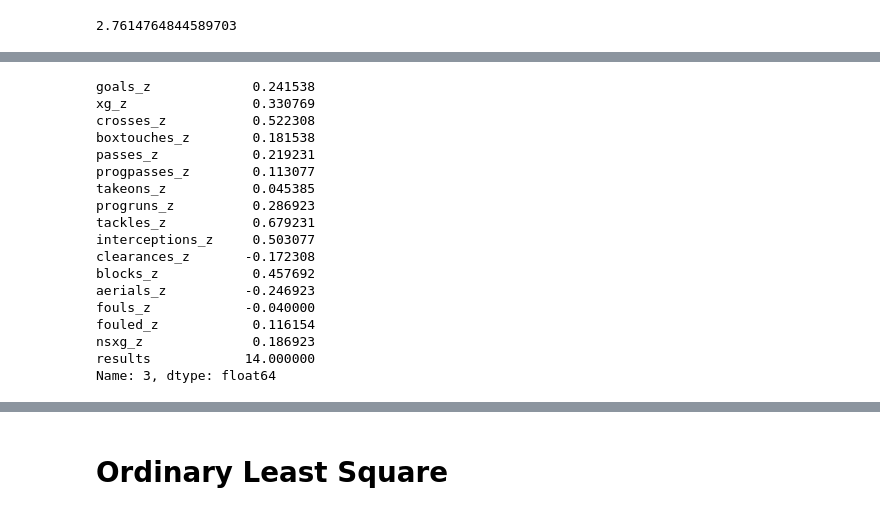
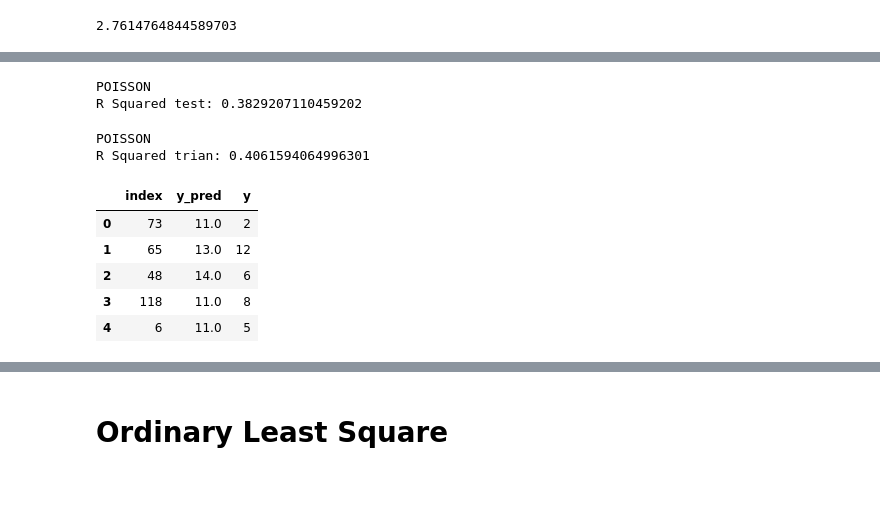
Before and after one commit to RyanJTalbot/bookcamp, a Jupyter notebook: world_cup/fifa/wc-stats-nb.ipynb, the cells around one changed output, grey strips where cells are left out. Saved outputs shown, nothing was run; the diff lists cells and outputs as text; code cells hidden in the pictures; blank space fills up the shorter version.

```diff
--- a/world_cup/fifa/wc-stats-nb.ipynb
+++ b/world_cup/fifa/wc-stats-nb.ipynb
@@ -555,21 +581,0 @@ swiss = df = pd.concat(map(pd.read_csv,['Switzerland.csv', 'Switzerland1.csv']))
-# %%
-swiss.iloc[4]
-# %% [output]
-goals_z             0.241538
-xg_z                0.330769
-crosses_z           0.522308
-boxtouches_z        0.181538
-passes_z            0.219231
-progpasses_z        0.113077
-takeons_z           0.045385
-progruns_z          0.286923
-tackles_z           0.679231
-interceptions_z     0.503077
-clearances_z       -0.172308
-blocks_z            0.457692
-aerials_z          -0.246923
-fouls_z            -0.040000
-fouled_z            0.116154
-nsxg_z              0.186923
-results            14.000000
-Name: 3, dtype: float64
@@ -579,0 +582,36 @@ Name: 3, dtype: float64
+# %%
+# Doing a polynomial regression: Comparing linear, quadratic and cubic fits
+# Pipeline helps you associate two models or objects to be built sequentially with each other,
+# in this case, PoissonRegressor() is the only object
+
+pipeline = Pipeline([('model', PoissonRegressor())])
+pipeline.fit(X_train, y_train)
+y_pred = pipeline.predict(X_test)
+r2_test = metrics.r2_score(y_test, y_pred)
+
+
+print('POISSON')
+print('R Squared test: '+str(r2_test))
+# %% [output]
+POISSON
+R Squared test: 0.3829207110459202
+# %%
+# training performance
+y_pred_train = pipeline.predict(X_train)
+r2_train = metrics.r2_score(y_train, y_pred_train)
+
+print('POISSON')
+print('R Squared trian: '+str(r2_train))
+# %% [output]
+POISSON
+R Squared trian: 0.4061594064996301
+# %%
+eval = pd.DataFrame({'y_pred': [round(y, 0) for y in y_pred], 'y': y_test}).reset_index()
+eval.head()
+# %% [output]
+|  | index | y_pred | y |
+| 0 | 73 | 11.0 | 2 |
+| 1 | 65 | 13.0 | 12 |
+| 2 | 48 | 14.0 | 6 |
+| 3 | 118 | 11.0 | 8 |
+| 4 | 6 | 11.0 | 5 |
```
Also changed, not shown: parts of 20 cells of this notebook.
